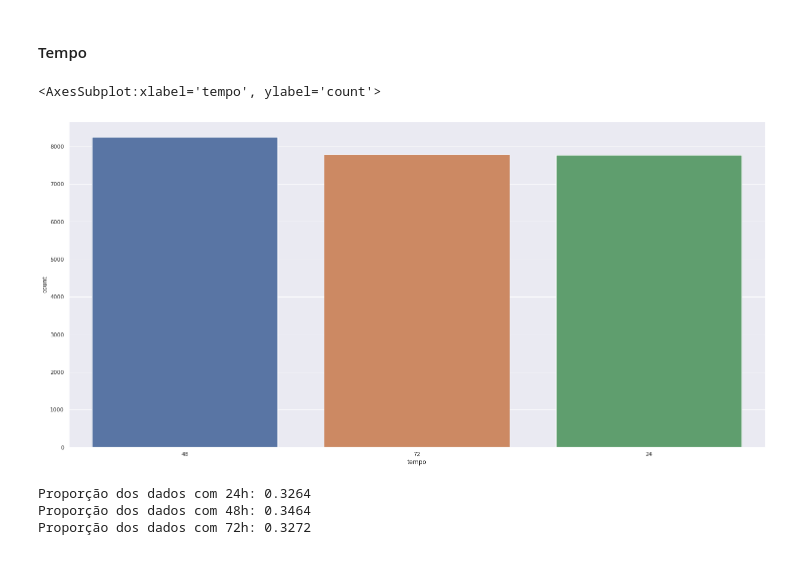
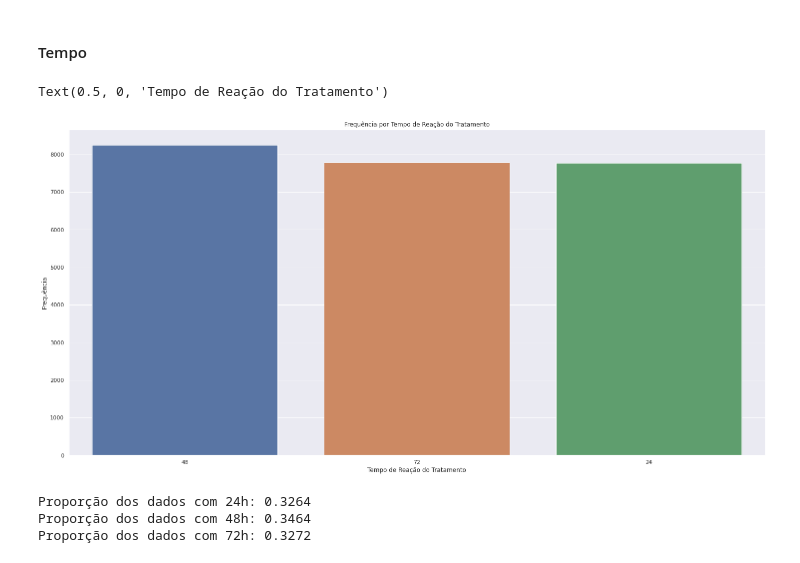
Before and after one commit to tadeucbm/imersao-dados-desafio-final, a Jupyter notebook: Notebooks/projeto_imersao_dados.ipynb, the cells around one changed output. Cells and saved outputs as stored; diff of their text form; code cells hidden in the pictures.

```diff
--- a/Notebooks/projeto_imersao_dados.ipynb
+++ b/Notebooks/projeto_imersao_dados.ipynb
@@ -66,11 +73,14 @@ jupyter_settings()
 # %% [markdown]
 ## 0.2. Dados
 # %%
+url_exp = 'https://github.com/tadeucbm/imersao-dados-desafio-final/blob/main/Dados/dados_experimentos.zip?raw=true'
+url_result = 'https://github.com/tadeucbm/imersao-dados-desafio-final/blob/main/Dados/dados_resultados.csv?raw=true'
+
 # Import dos experimentos
-df_exp = pd.read_csv('https://github.com/tadeucbm/imersao-dados-desafio-final/blob/main/Dados/dados_experimentos.zip?raw=true', compression = 'zip')
+df_exp = pd.read_csv(url_exp, compression = 'zip')
 
 # Import dos resultados
-df_result = pd.read_csv('https://github.com/tadeucbm/imersao-dados-desafio-final/blob/main/Dados/dados_resultados.csv?raw=true')
+df_result = pd.read_csv(url_result)
 # %%
 df_exp.head()
 # %% [output]
@@ -542,11 +585,19 @@ t_48 = cat_var['tempo'].value_counts(normalize=True).values[0]
 t_72 = cat_var['tempo'].value_counts(normalize=True).values[1]
 t_24 = cat_var['tempo'].value_counts(normalize=True).values[2]
 # %%
+# plot por tempo
 sns.countplot(x = cat_var['tempo'],
               order = cat_var['tempo'].value_counts().index)
+
+# Titulo
+plt.title('Frequência por Tempo de Reação do Tratamento')
+
+# Labels
+plt.ylabel('Frequência')
+plt.xlabel('Tempo de Reação do Tratamento')
 # %% [output]
-<AxesSubplot:xlabel='tempo', ylabel='count'>
+Text(0.5, 0, 'Tempo de Reação do Tratamento')
-[figure, old version]
+[figure, new version]
 # %%
 print(f'Proporção dos dados com 24h: {t_24:.4f}')
 print(f'Proporção dos dados com 48h: {t_48:.4f}')
```
Also changed, not shown: parts of 78 cells of this notebook.
